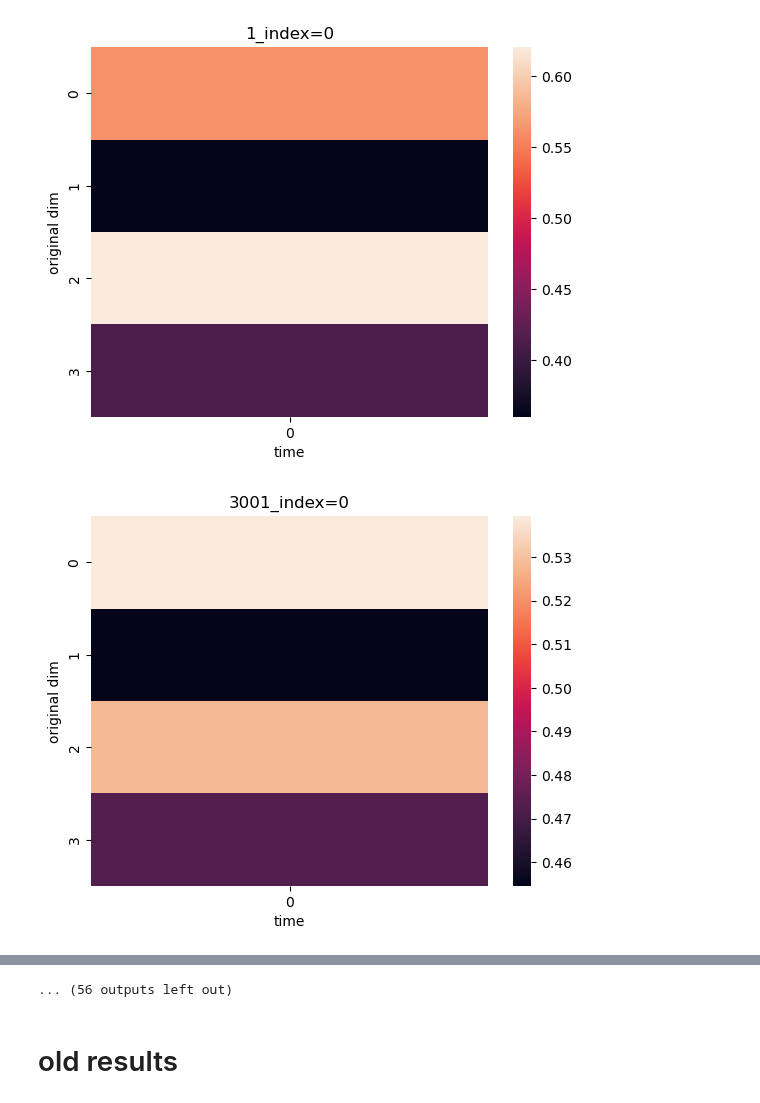
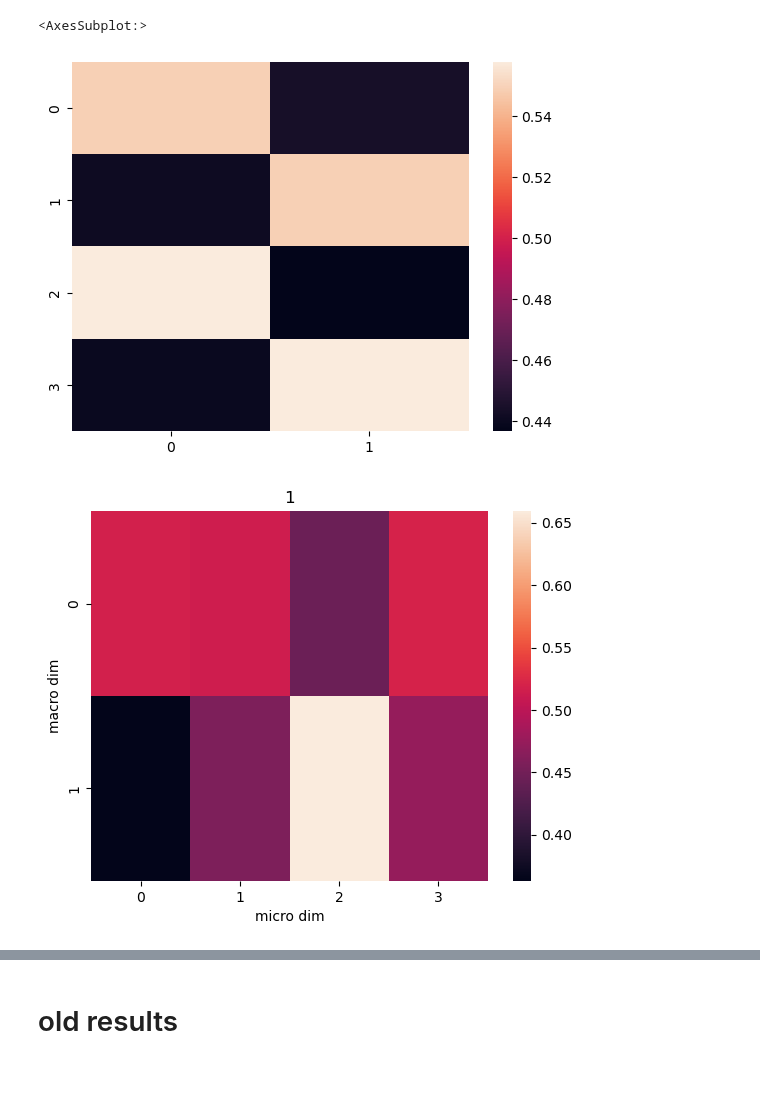
Before and after one commit to Matthew-ymz/Time-series-forecasting-for-causal-emergence, a Jupyter notebook: postprocessing/SIR_analy.ipynb, the cells around one changed output, grey strips where cells are left out. Cells and saved outputs as stored; diff of their text form; code cells hidden in the pictures; blank space fills up the shorter version.

```diff
--- a/postprocessing/SIR_analy.ipynb
+++ b/postprocessing/SIR_analy.ipynb
@@ -9,8 +9,8 @@ from svd_tool import dgbd_ce
 # %%
 test_id = 'long_term_forecast_sir_review_NN_cov_samp9000_sigma0.1_rho-0.5_lam1_dmodel128_'
 start = 1
-end = 51000
-interval = 3000
+end = 54000
+interval = 54000
 seq_len = 1
 
 gn, gn_std, singular, us, vts, mats, Sigs = plot_singular_cum(test_id, eps='all', seed = 1, start=start, end=end, interval=interval, log_bool=False)
@@ -28,5 +64,10 @@ plt.show()
+# %%
+U, S, VT = np.linalg.svd(mats[1][0])
+sns.heatmap(np.abs(U)[:,:2])
+# %% [output]
+<AxesSubplot:>
+[figure, added]
 # %%
-analysis_u(us, seq_len=1, dims=4, start=start, end=end, interval=interval, target=[0,1,2,3])
+analysis_u(us, seq_len=1, dims=4, start=start, end=end, interval=interval, space_only=True)
 # %% [output]
-[figure, old version]
+[figure, new version]
-[figure, removed]
@@ -43,4 +74,3 @@ analysis_u(us, seq_len=1, dims=4, start=start, end=end, interval=interval, targe
-... (56 outputs left out)
 # %% [markdown]
 # old results
 # %%
```
Also changed, not shown: parts of 5 cells of this notebook, 28 other files.
